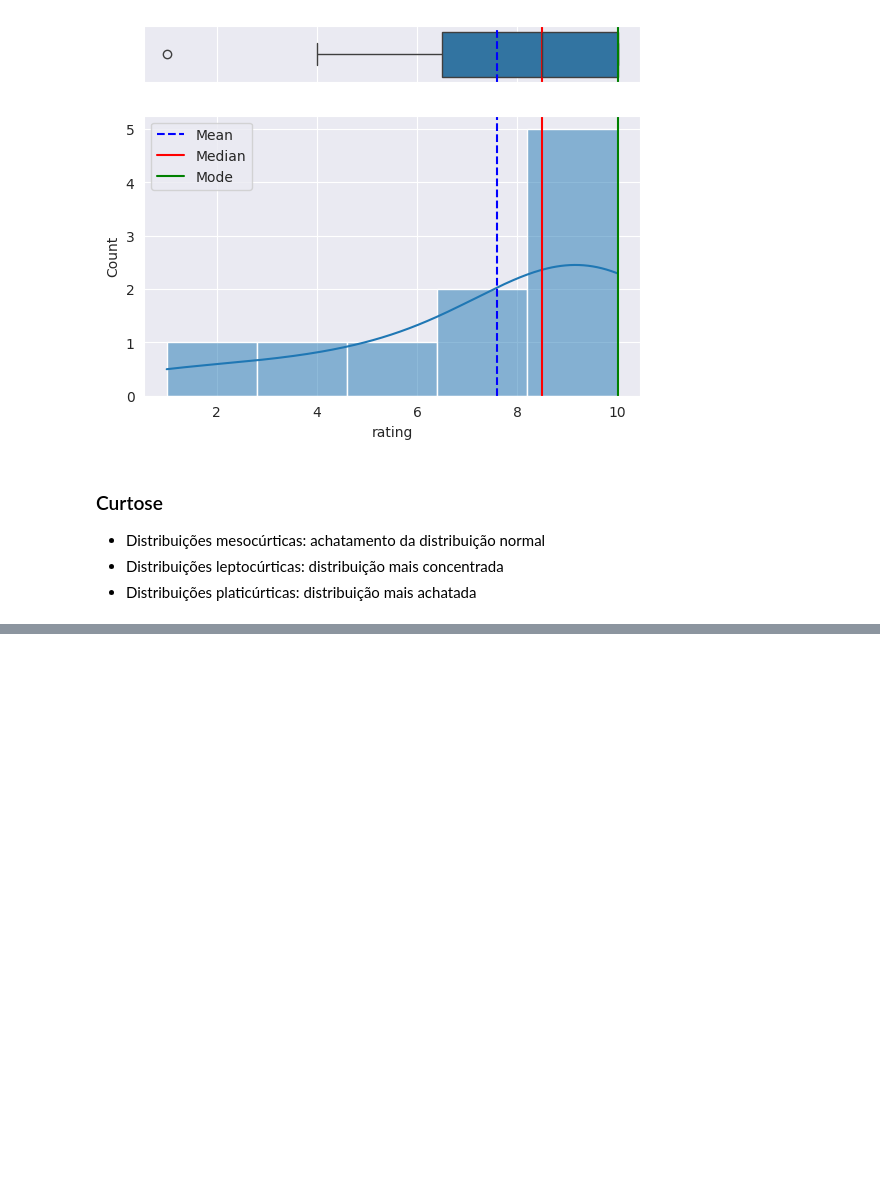
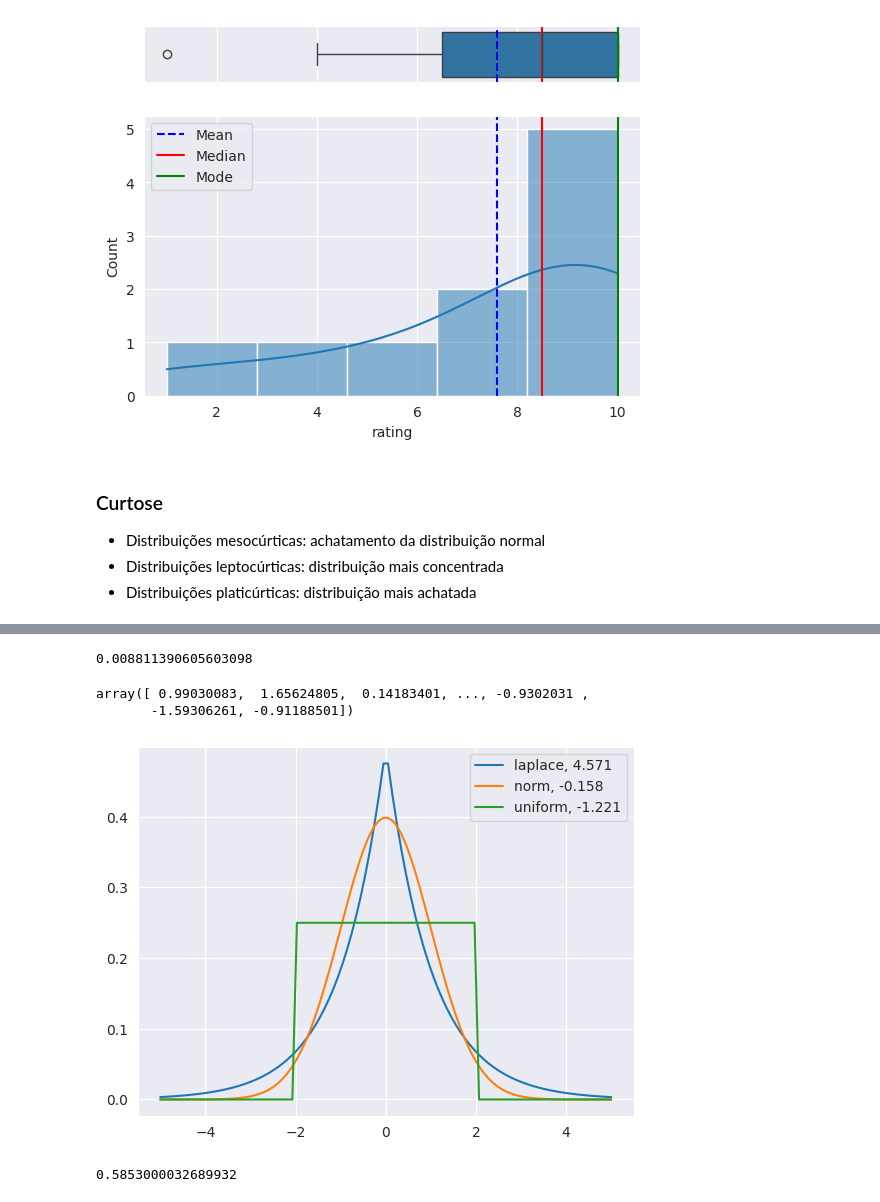
Before and after one commit to David-Castanheira/aula-analise-exploratoria-dados, a Jupyter notebook: aula_analise_exploratoria_dados.ipynb, the cells around one changed output, grey strips where cells are left out. Saved outputs shown, nothing was run; the diff lists cells and outputs as text; code cells hidden in the pictures; blank space fills up the shorter version.

```diff
--- a/aula_analise_exploratoria_dados.ipynb
+++ b/aula_analise_exploratoria_dados.ipynb
@@ -1337,0 +1352,45 @@ plt.show()
+# %%
+from scipy.stats import norm, kurtosis
+
+data = norm.rvs(size=100000)
+
+kurtosis(data)
+# %% [output]
+0.008811390605603098
+# %%
+data
+# %% [output]
+array([ 0.99030083,  1.65624805,  0.14183401, ..., -0.9302031 ,
+       -1.59306261, -0.91188501])
+# %%
+# Fonte: https://docs.scipy.org/doc/scipy/reference/generated/scipy.stats.kurtosis.html
+
+import matplotlib.pyplot as plt
+import scipy.stats as stats
+from scipy.stats import kurtosis
+import numpy as np
+
+x = np.linspace(-5, 5, 100)
+ax = plt.subplot()
+distnames = ['laplace', 'norm', 'uniform']
+
+for distname in distnames:
+    if distname == 'uniform':
+      dist = getattr(stats, distname)(loc=-2, scale=4)
+    else:
+      dist = getattr(stats, distname)
+    data = dist.rvs(size=1000)
+    kur = kurtosis(data, fisher=True)
+    y = dist.pdf(x)
+    ax.plot(x, y, label="{}, {}".format(distname, round(kur, 3)))
+    ax.legend()
+
+# Normal: mesocúrtica
+# Laplace: leptocúrtica
+# Uniforme: platicúrtica
+# %% [output]
+[figure, added]
+# %%
+kurtosis(dados['Idade'])
+# %% [output]
+0.5853000032689932
```
Also changed, not shown: parts of 6 cells of this notebook.
